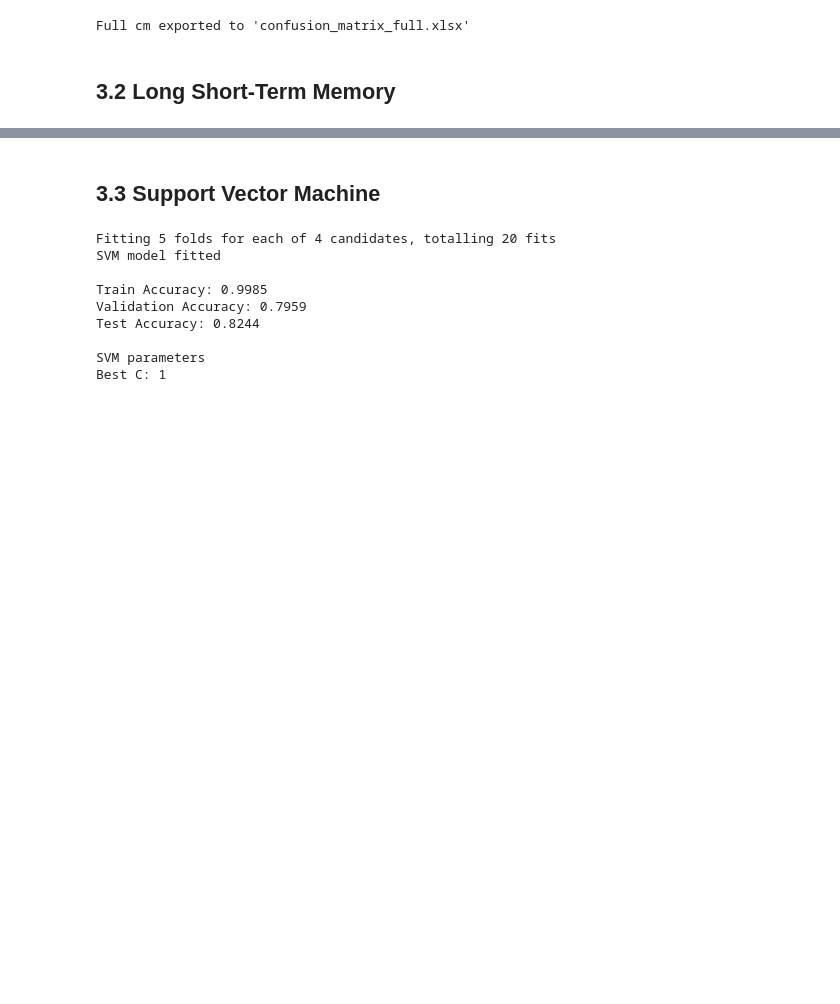
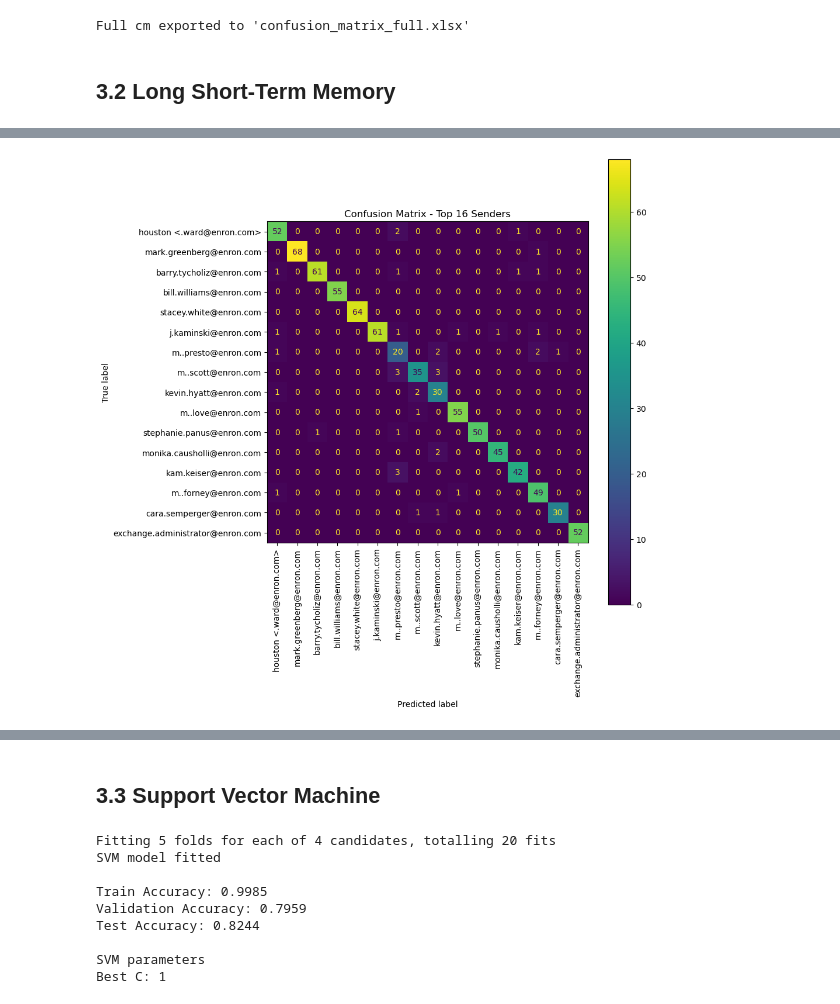
Before and after one commit to JacobHsl/cab420-assessment2, a Jupyter notebook: CAB_420-A2.ipynb, the cells around one changed output, grey strips where cells are left out. Cells and saved outputs as stored; diff of their text form; code cells hidden in the pictures; blank space fills up the shorter version.

Commit message:
Add files via upload
LSTM fully implemented, space for improvement but otherwise fully functional at 0.65 validation accuracy

```diff
--- a/CAB_420-A2.ipynb
+++ b/CAB_420-A2.ipynb
@@ -461,0 +512,5 @@ Full cm exported to 'confusion_matrix_full.xlsx'
+# %%
+# Training Model
+LSTM_model.fit(X_train_pad, y_train,
+          epochs=50,
+          validation_data=(X_test_pad, y_test))
@@ -461,0 +566,33 @@ Full cm exported to 'confusion_matrix_full.xlsx'
+# %%
+# Collect top 16 data entries
+top_N = 16
+top_class_indices = [cls for cls, _ in Counter(y_test).most_common(top_N)]
+mask = np.isin(y_test, top_class_indices)
+
+X_test_top = X_test_pad[mask]
+y_test_top = y_test[mask]
+y_pred_top = LSTM_model.predict(X_test_top)
+y_pred_top = np.argmax(y_pred_top, axis=1)
+
+# Create top-16 confusion matrix
+cm = confusion_matrix(y_test_top, y_pred_top, labels=top_class_indices)
+class_labels = le.classes_[top_class_indices]
+
+# Display top-16 confusion matrix
+fig, ax = plt.subplots(figsize=(10, 10))
+disp = ConfusionMatrixDisplay(confusion_matrix=cm, display_labels=class_labels)
+disp.plot(ax=ax, cmap='viridis', xticks_rotation=90)
+ax.set_title(f"Confusion Matrix - Top {top_N} Senders")
+plt.tight_layout()
+plt.show()
+
+# Create full confusion matrix and export to excel
+y_pred_full = LSTM_model.predict(X_test_pad)
+y_pred_full = np.argmax(y_pred_full, axis=1)
+cm_full = confusion_matrix(y_test, y_pred_full)
+cm_df = pd.DataFrame(cm_full, index=le.classes_, columns=le.classes_)
+
+# Export to Excel
+cm_df.to_excel("lstm_confusion_matrix_full.xlsx")
+print("Full cm exported to 'lstm_confusion_matrix_full.xlsx'")
+# %% [output]
@@ -461,0 +600 @@ Full cm exported to 'confusion_matrix_full.xlsx'
+[figure, added]
```
Also changed, not shown: parts of 8 cells of this notebook.
